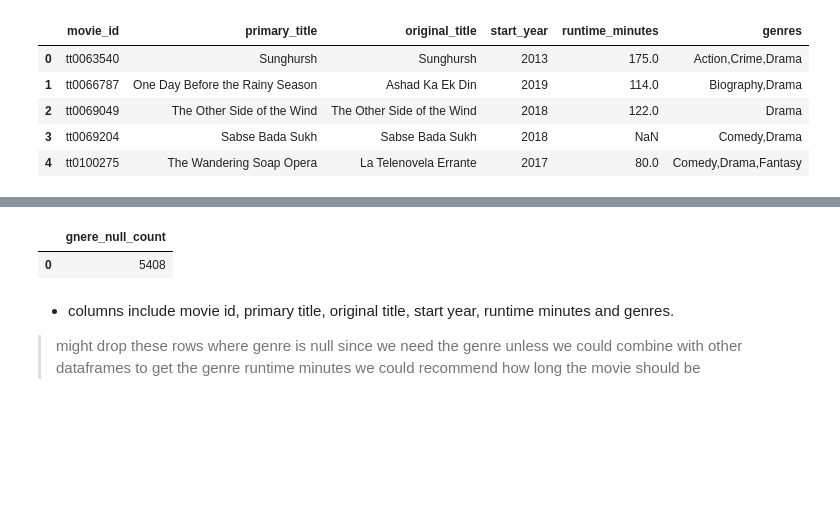
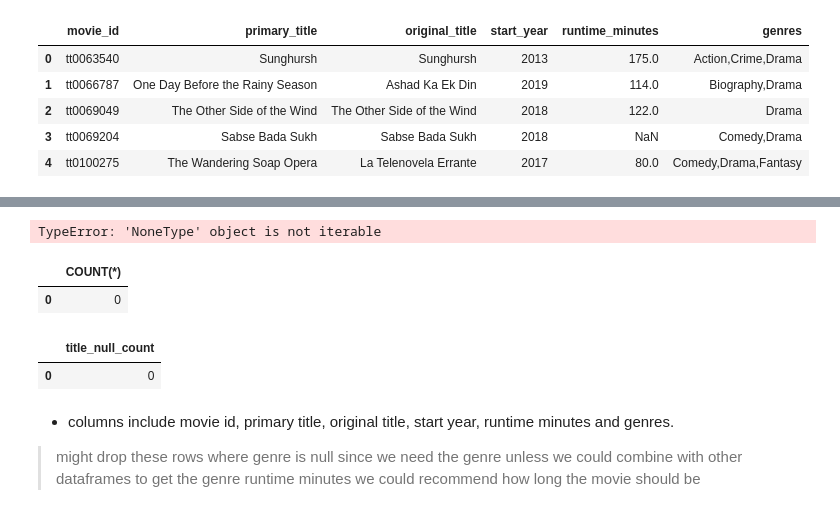
Before and after one commit to nechamab/phase-2-project, a Jupyter notebook: notebooks/exploratory.ipynb, the cells around one changed output, grey strips where cells are left out. Drawn from its saved outputs; the diff is of its cells as text; code cells hidden in the pictures; blank space fills up the shorter version.

```diff
--- a/notebooks/exploratory.ipynb
+++ b/notebooks/exploratory.ipynb
@@ -344,14 +370,34 @@ LIMIT 5
+# %%
+pd.read_sql("""
+DELETE
+FROM movie_basics
+WHERE genres IS NULL
+""", conn)
+# %% [output]
+TypeError: 'NoneType' object is not iterable
 # %%
 pd.read_sql("""
 
-SELECT COUNT(*) AS gnere_null_count
+SELECT COUNT(*)
 FROM movie_basics
 WHERE genres IS NULL
 
+
 """, conn)
 # %% [output]
-|  | gnere_null_count |
-| 0 | 5408 |
+|  | COUNT(*) |
+| 0 | 0 |
+# %%
+pd.read_sql("""
+
+SELECT COUNT(*) AS title_null_count
+FROM movie_basics
+WHERE primary_title IS NULL
+
+""", conn)
+# %% [output]
+|  | title_null_count |
+| 0 | 0 |
 # %% [markdown]
 - columns include movie id, primary title, original title, start year, runtime minutes and genres.
 > might drop these rows where genre is null since we need the genre unless we could combine with other dataframes to get the genre
```
Also changed, not shown: parts of 20 cells of this notebook, 1 other file.
